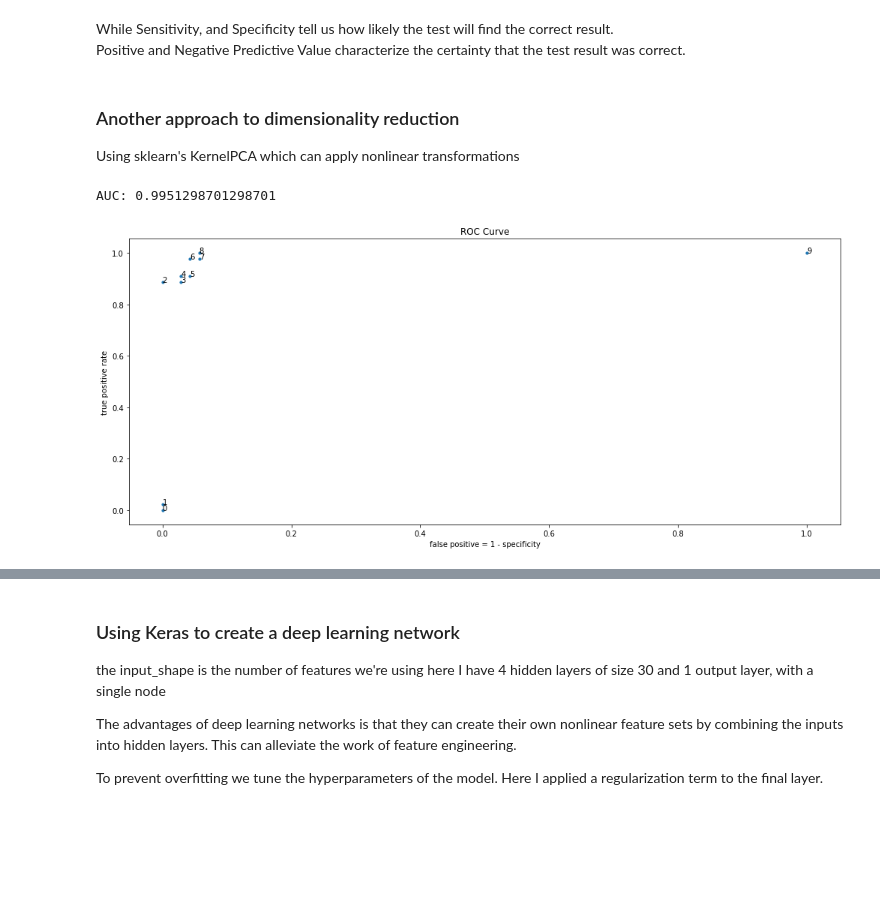
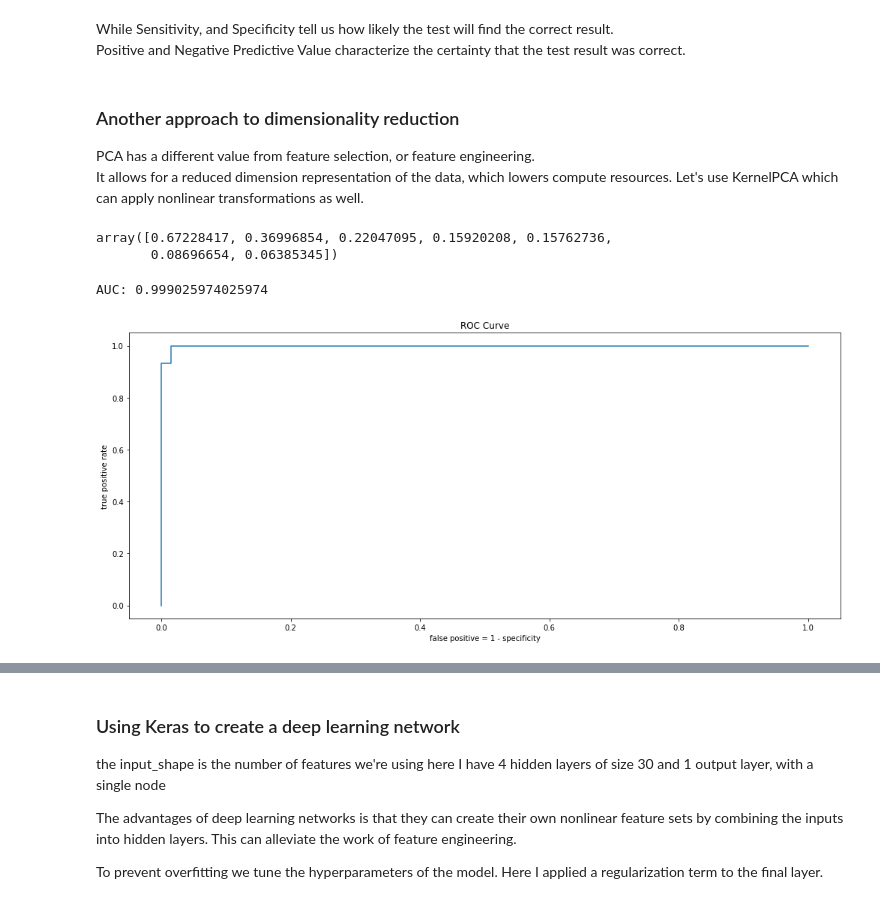
Before and after one commit to dalurie/Breast_Cancer_FNA, a Jupyter notebook: Breast_Cancer_FNA.ipynb, the cells around one changed output, grey strips where cells are left out. Saved outputs shown, nothing was run; the diff lists cells and outputs as text; code cells hidden in the pictures; blank space fills up the shorter version.

```diff
--- a/Breast_Cancer_FNA.ipynb
+++ b/Breast_Cancer_FNA.ipynb
@@ -376,8 +357,10 @@ def sigmoid(x):
+# %%
+sigmoid = scipy.special.expit
 # %%
 pred_scaled = sigmoid(pred)
 # %%
 def plot_roc(pred,title='ROC Curve', plot_type='plot', figsize=[17,7]):
-    x,y,z = roc_curve(Y_test,pred_scaled)
+    x,y,z = roc_curve(Y_test,pred)
     if plot_type == 'plot':
         plt.plot(x,y)
     else:
@@ -385,7 +368,7 @@ def plot_roc(pred,title='ROC Curve', plot_type='plot', figsize=[17,7]):
         names = [str(i) for i in range(len(x))]
         for i in range(len(x)):
             plt.annotate(names[i],(x[i],y[i]))
-    print('AUC:', roc_auc_score(Y_test,pred_scaled))
+    print('AUC:', roc_auc_score(Y_test,pred))
     plt.title(title)
     plt.ylabel('true positive rate')
     plt.xlabel('false positive = 1 - specificity')
@@ -495,21 +438,29 @@ While Sensitivity, and Specificity tell us how likely the test will find the cor
 Positive and Negative Predictive Value characterize the certainty that the test result was correct.
 # %% [markdown]
 ### Another approach to dimensionality reduction
-Using sklearn's KernelPCA which can apply nonlinear transformations
+PCA has a different value from feature selection, or feature engineering.
+It allows for a reduced dimension representation of the data, which lowers compute resources.  Let's use KernelPCA which can apply nonlinear transformations as well.
 # %%
-kpca = KernelPCA(n_components=14, kernel='sigmoid', gamma=15)
-X_kpca =  kpca.fit_transform(data_train)
-X_kpca_test = kpca.transform(data_test)
+kpca = KernelPCA(n_components=7, kernel='sigmoid', gamma=15)
+X_train =  kpca.fit_transform(data_part_train)
+X_val = kpca.transform(data_val)
+X_test = kpca.transform(data_test)
+# %%
+explained_variance = np.var(X_val,axis=0)
+display(explained_variance)
+# %% [output]
+array([0.67228417, 0.36996854, 0.22047095, 0.15920208, 0.15762736,
+       0.08696654, 0.06385345])
 # %%
 clf = SVR(gamma='scale', C=1)
-clf.fit(X_kpca, Y_train)
+clf.fit(X_train, diag_part_train)
 
-pred = clf.predict(X_kpca_test)
+pred = clf.predict(X_test)
 # pred_scaled = [(pred[i]-np.min(pred))/(np.max(pred)-np.min(pred)) for i in range(len(pred))]
 # %%
 pred_scaled = sigmoid(pred)
 # %%
-plot_roc(pred_scaled,plot_type='scatter')
+plot_roc(pred_scaled)
 # %% [output]
-AUC: 0.9951298701298701
+AUC: 0.999025974025974
-[figure, old version]
+[figure, new version]
```
Also changed, not shown: parts of 56 cells of this notebook.
